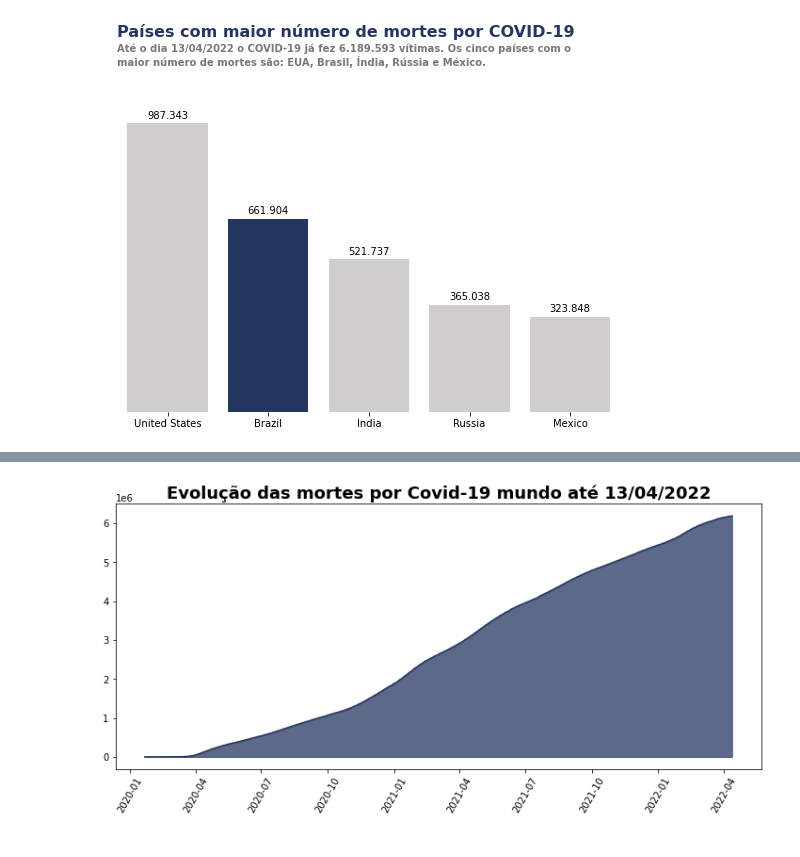
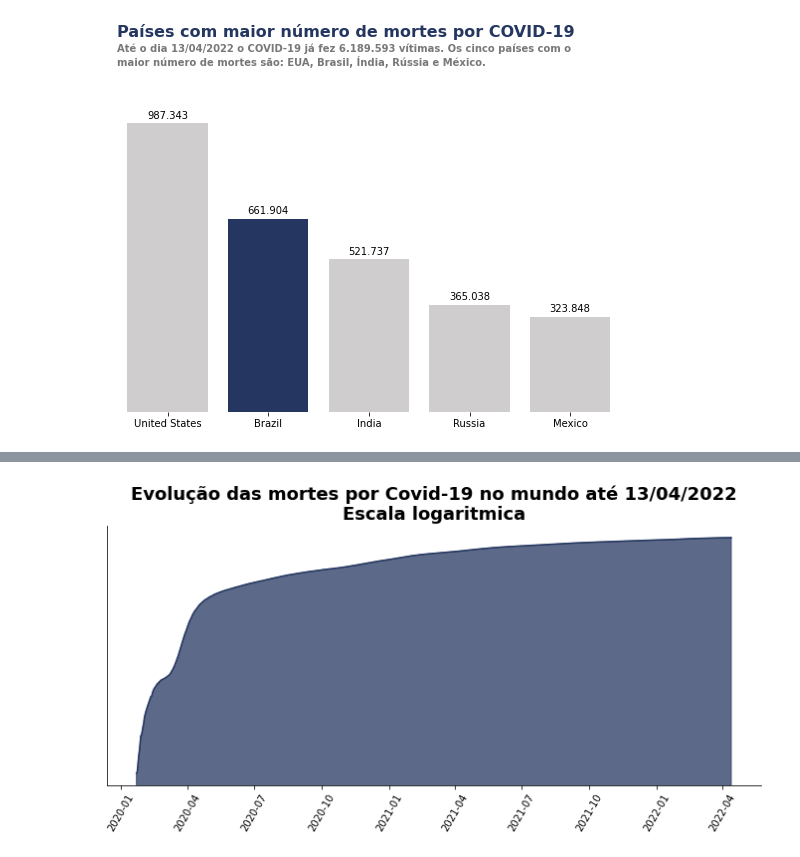
Before and after one commit to alex-trindade/DataScience, a Jupyter notebook: Analisando_Dados_Covid_19.ipynb, the cells around one changed output, grey strips where cells are left out. Drawn from its saved outputs; the diff is of its cells as text; code cells hidden in the pictures.

```diff
--- a/Analisando_Dados_Covid_19.ipynb
+++ b/Analisando_Dados_Covid_19.ipynb
@@ -271,0 +273,30 @@ obitos_mundo = obitos_mundo.filter(items = ['date','total_deaths'])
+# %%
+#Gerar subdataset com óbitos mundiais
+obitos_mundo = df.loc[ (df.location == "World") & (df.total_deaths > 0)]
+obitos_mundo = obitos_mundo.filter(items = ['date','total_deaths','gdp_percapica'])
+
+#Gráfico de com óbitos mundiais
+
+fig, ax = plt.subplots(figsize = (10,5))
+
+x = obitos_mundo['date']
+y = obitos_mundo['total_deaths']
+
+#Gerar gráfico linear
+ax.plot(x,y,color='#253760')
+ax.tick_params(axis = 'x', rotation = 60)
+ax.set_title((f'Evolução das mortes por Covid-19 mundo até {ultimo_dia.strftime("%d/%m/%Y")}') ,
+                fontsize ='18',
+                fontweight = 'bold')
+ax.fill_between(x,y, alpha = 0.75, color='#253760')
+##### REMOVER ELEMENTOS NÃO ESSENCIAIS DA FIGURA
+
+# Remover grids e eixos
+ax.spines['right'].set_visible(False)
+#ax.spines['left'].set_visible(False)
+ax.spines['top'].set_visible(False)
+#ax.spines['bottom'].set_visible(False)
+# Remover eixo y
+plt.gca().axes.get_yaxis().set_visible(False)
+
+plt.tight_layout(pad = 0)
@@ -272,18 +305,29 @@ obitos_mundo = obitos_mundo.filter(items = ['date','total_deaths'])
 # %%
 #Gráfico de com óbitos mundiais
 
 fig, ax = plt.subplots(figsize = (10,5))
 
 x = obitos_mundo['date']
 y = obitos_mundo['total_deaths']
 
 #Gerar gráfico linear
 ax.plot(x,y,color='#253760')
+
 ax.tick_params(axis = 'x', rotation = 60)
-ax.set_title((f'Evolução das mortes por Covid-19 mundo até {ultimo_dia.strftime("%d/%m/%Y")}') ,
+ax.set_yscale('log')
+ax.set_title((f'Evolução das mortes por Covid-19 no mundo até {ultimo_dia.strftime("%d/%m/%Y")}\nEscala logaritmica') ,
                 fontsize ='18',
                 fontweight = 'bold')
 ax.fill_between(x,y, alpha = 0.75, color='#253760')
+##### REMOVER ELEMENTOS NÃO ESSENCIAIS DA FIGURA
+
+# Remover grids e eixos
+ax.spines['right'].set_visible(False)
+#ax.spines['left'].set_visible(False)
+ax.spines['top'].set_visible(False)
+#ax.spines['bottom'].set_visible(False)
+# Remover eixo y
+plt.gca().axes.get_yaxis().set_visible(False)
 plt.tight_layout(pad = 0.5)
 # %% [output]
-[figure, old version]
+[figure, new version]
```
Also changed, not shown: parts of 13 cells of this notebook.
